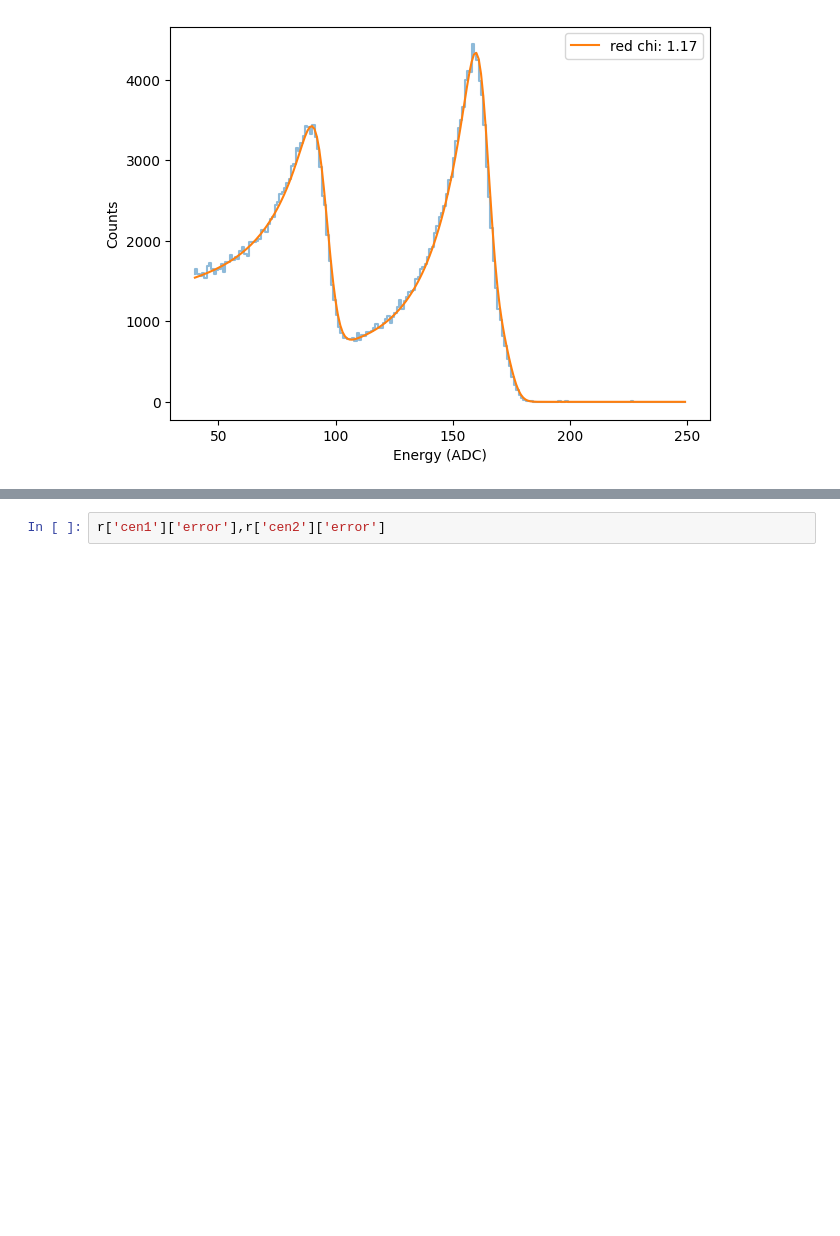
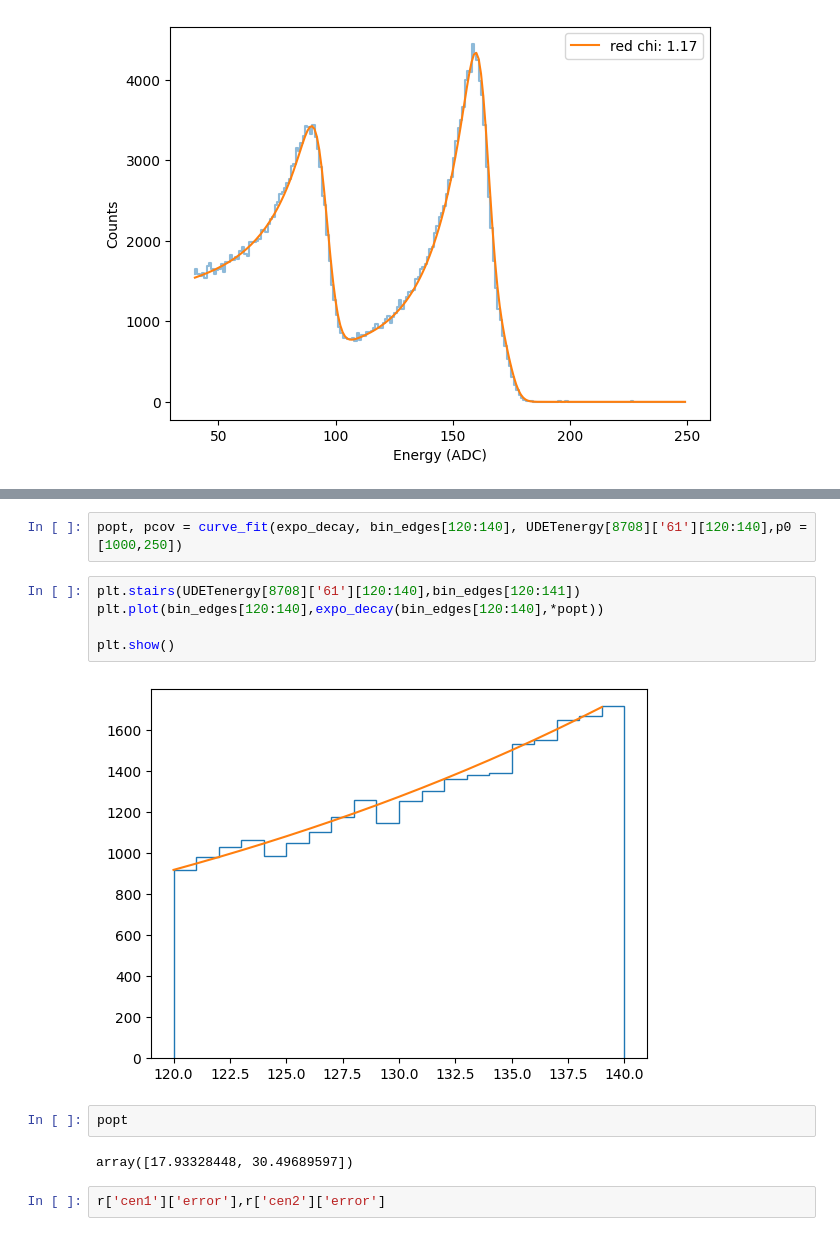
Before and after one commit to arlee-shelby/NabCalibration, a Jupyter notebook: FullAnalysisCleanWorkingVersion.ipynb, the cells around one changed output, grey strips where cells are left out. Saved outputs shown, nothing was run; the diff lists cells and outputs as text; blank space fills up the shorter version.

```diff
--- a/FullAnalysisCleanWorkingVersion.ipynb
+++ b/FullAnalysisCleanWorkingVersion.ipynb
@@ -206,3 +253,16 @@ r = modf.get_mod_expo_fit_long(8708,UDETenergy[8708],bin_edges,'61',40,250,2,pea
+# %%
+popt, pcov = curve_fit(expo_decay, bin_edges[120:140], UDETenergy[8708]['61'][120:140],p0 = [1000,250])
+# %%
+plt.stairs(UDETenergy[8708]['61'][120:140],bin_edges[120:141])
+plt.plot(bin_edges[120:140],expo_decay(bin_edges[120:140],*popt))
+
+plt.show()
+# %% [output]
+[figure, added]
+# %%
+popt
+# %% [output]
+array([17.93328448, 30.49689597])
 # %%
 r['cen1']['error'],r['cen2']['error']
 # %% [output]
```
Also changed, not shown: parts of 7 cells of this notebook, 1 other file.
